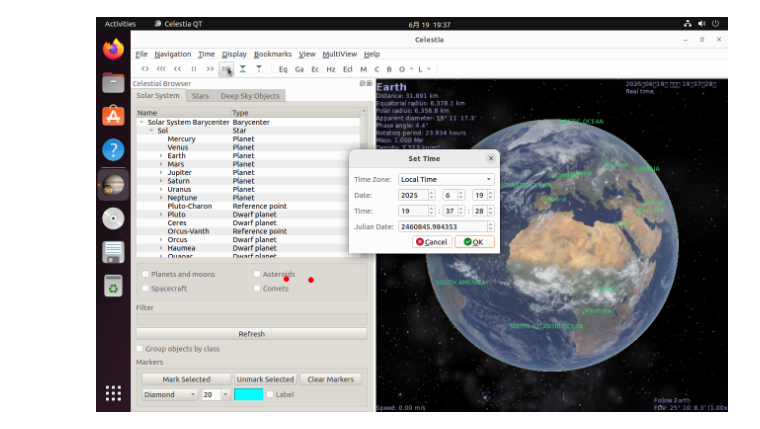
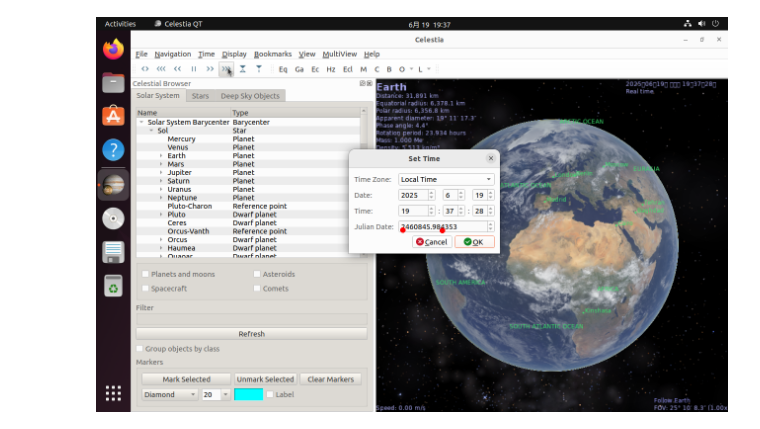
Before and after one commit to LALBJ/ScienceBoard, a Jupyter notebook: uitls/inspect.ipynb, the cells around one changed output. Cells and saved outputs as stored; diff of their text form; code cells hidden in the pictures.

```diff
--- a/uitls/inspect.ipynb
+++ b/uitls/inspect.ipynb
@@ -27,8 +27,8 @@ def mark_points_on_image(image_path, points):
 # %%
 image_path = "/data/code/ScienceBoard/logs/tars_dpo-vm-screenshot-uitars1_5/Celestia/A-01/step_2@250619193732.png"
 # 示例坐标，可以替换成你的输入
-points = [(385.714, 530.788), (435.404, 532.02)]
+points = [(621,431), (701,432)]
 
 mark_points_on_image(image_path, points)
 # %% [output]
-[figure, old version]
+[figure, new version]
```
Also changed, not shown: 5 other files.
